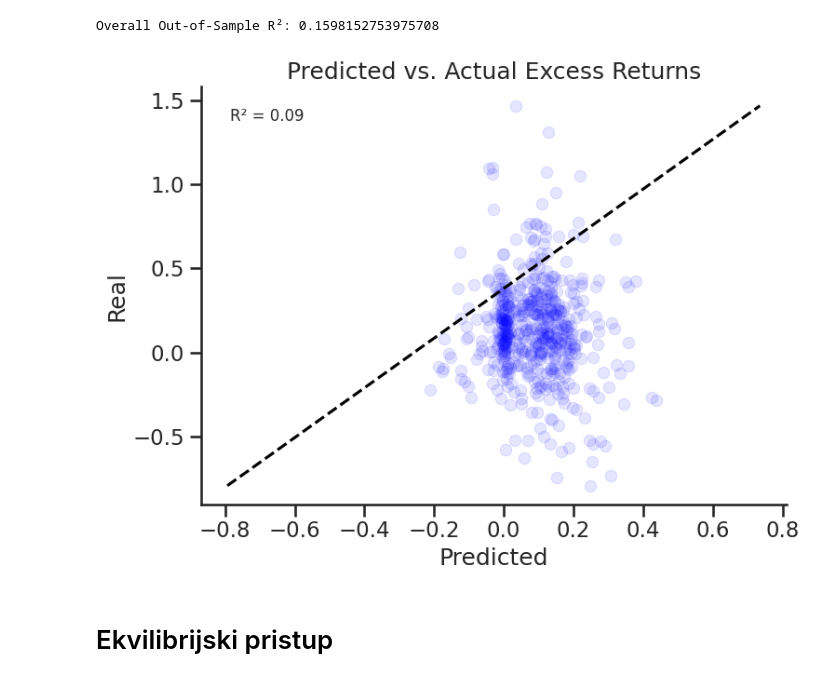
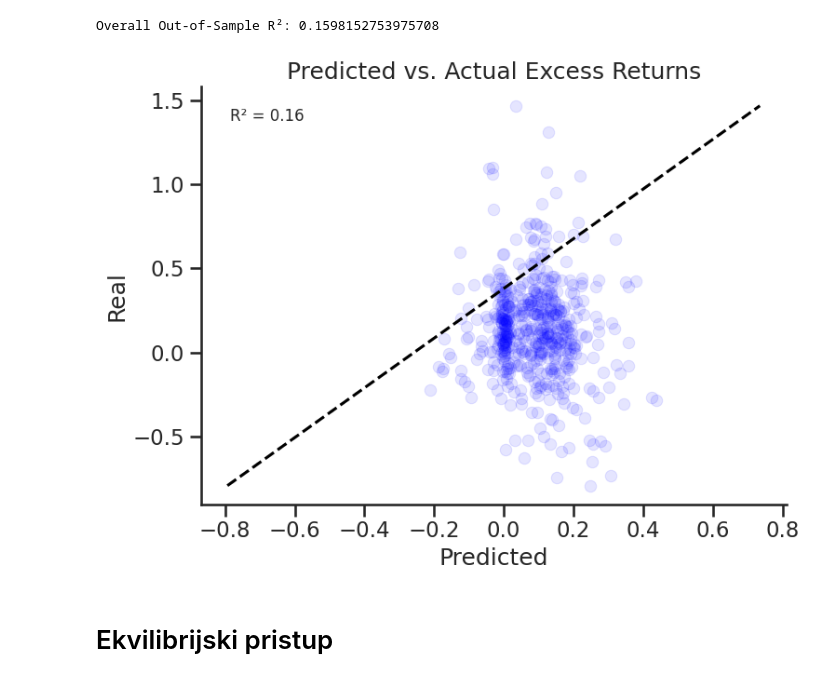
Before and after one commit to evucelic/EQ-Performance-Backtesting, a Jupyter notebook: US_stock_backtest/backtest.ipynb, the cells around one changed output. Cells and saved outputs as stored; diff of their text form; code cells hidden in the pictures.

Commit message:
visualization done

```diff
--- a/US_stock_backtest/backtest.ipynb
+++ b/US_stock_backtest/backtest.ipynb
@@ -207,6 +207,38 @@ end_year = 2014
 window_t = 5
 N = 10
 model = LinearRegression()
+# %%
+def visualize(df, r2):
+    plt.figure(figsize=(8, 6))
+
+    sns.scatterplot(
+        data=df,
+        x="predicted",
+        y="real",
+        color="blue",
+        alpha=0.1,
+        edgecolor=None
+    )
+
+    min_val = min(df["predicted"].min(), df["real"].min())
+    max_val = max(df["predicted"].max(), df["real"].max())
+
+    plt.plot([min_val, max_val / 2], [min_val, max_val], color="black", linestyle="--")
+
+    plt.text(
+        0.05, 0.95, f"R² = {r2:.2f}",
+        transform=plt.gca().transAxes,
+        ha="left",
+        va="top",
+        fontsize=12
+    )
+
+    plt.xlabel("Predicted")
+    plt.ylabel("Real")
+    plt.title("Predicted vs. Actual Excess Returns")
+    sns.despine()
+    plt.tight_layout()
+    plt.show()
 # %% [markdown]
 # CAPM pristup
 # %%
@@ -288,42 +320,10 @@ r2 = 1 - np.mean((y_pred - y_true) ** 2) / np.mean((y_baseline - y_true) ** 2)
 print("Overall Out-of-Sample R²:", r2)
 # %% [output]
 Overall Out-of-Sample R²: 0.1598152753975708
-# %%
-plt.figure(figsize=(8, 6))
-
-sns.scatterplot(
-    data=comparison,
-    x="predicted",
-    y="real",
-    color="blue",
-    alpha=0.1,
-    edgecolor=None
-)
-
-min_val = min(comparison["predicted"].min(), comparison["real"].min())
-max_val = max(comparison["predicted"].max(), comparison["real"].max())
-
-plt.plot([min_val, max_val / 2], [min_val, max_val], color="black", linestyle="--")
-
-
-plt.text(
-    0.05, 0.95, f"R² = {r2:.2f}",
-    transform=plt.gca().transAxes,
-    ha="left",
-    va="top",
-    fontsize=12
-)
-
-plt.xlabel("Predicted")
-plt.ylabel("Real")
-plt.title("Predicted vs. Actual Excess Returns")
-
-sns.despine()
-
-plt.tight_layout()
-plt.show()
-# %% [output]
-[figure, removed]
+# %%
+visualize(comparison, r2)
+# %% [output]
+[figure, added]
 # %% [markdown]
 # Ekvilibrijski pristup
 # %%
```
Also changed, not shown: parts of 3 cells of this notebook.
